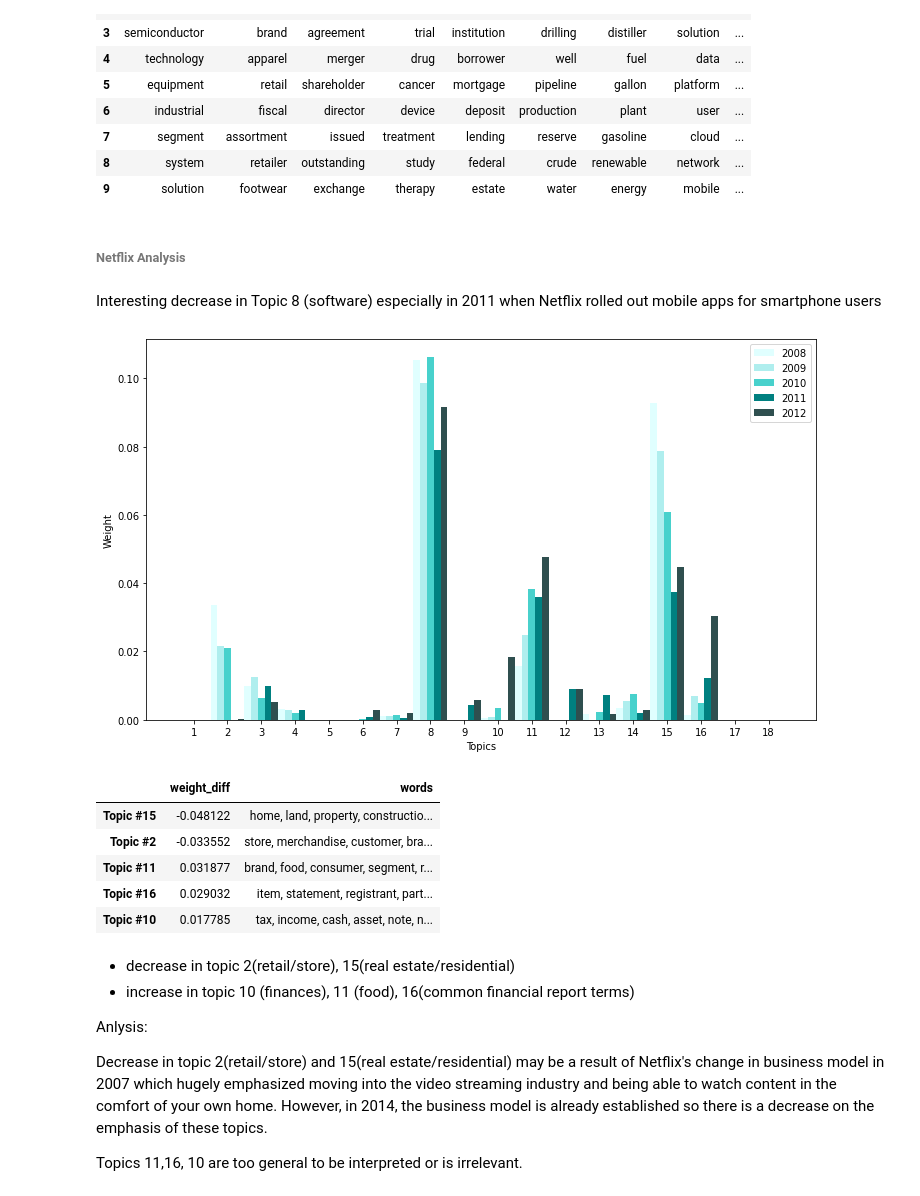
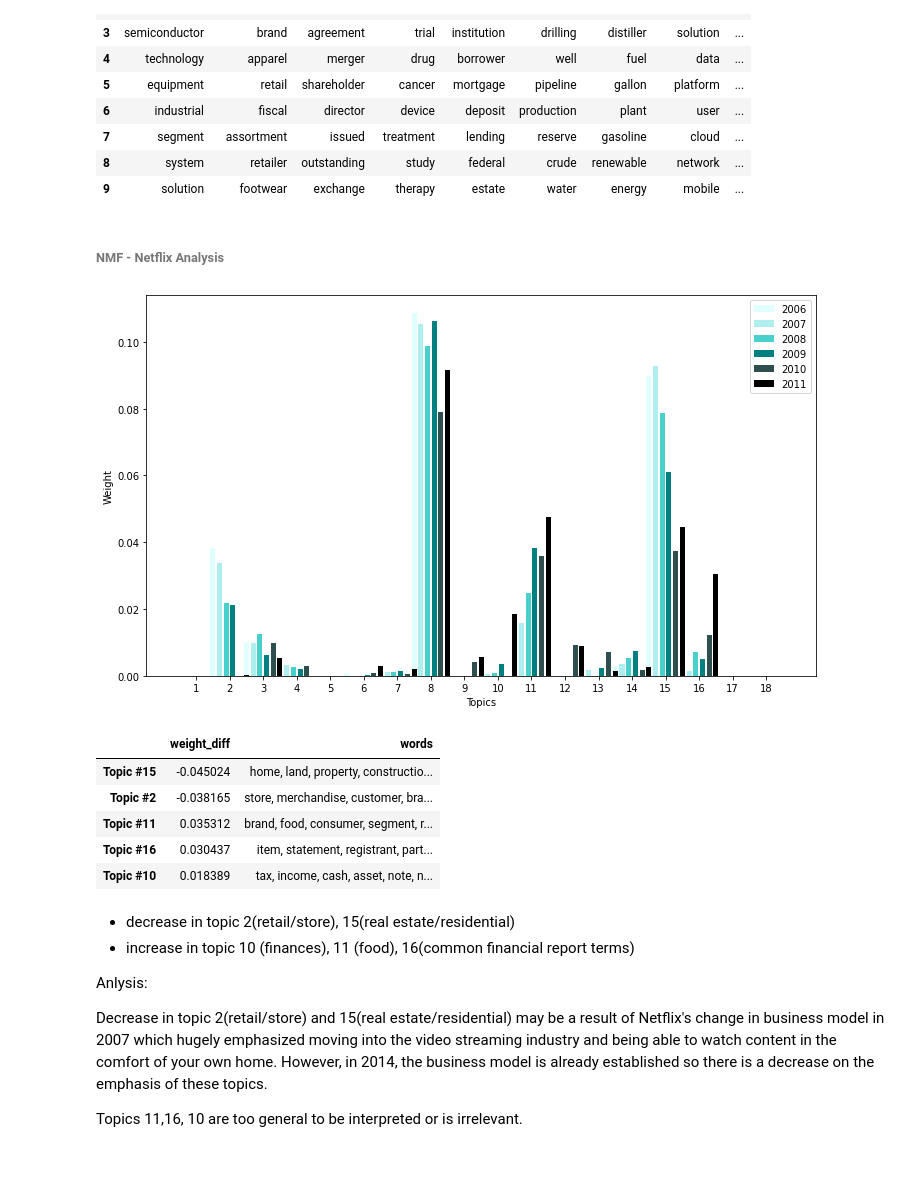
Before and after one commit to richardye101/ubineer_nlp_research, a Jupyter notebook: content/mary/Report_Topic_Modelling.ipynb, the cells around one changed output. Cells and saved outputs as stored; diff of their text form; code cells hidden in the pictures; blank space fills up the shorter version.

```diff
--- a/content/mary/Report_Topic_Modelling.ipynb
+++ b/content/mary/Report_Topic_Modelling.ipynb
@@ -40,7 +31,7 @@ In the history of the business, GE suffered through the financial crisis in 2008
 # %%
 ## Dynamic Topic Modelling with Netflix, GE
 targetComp = pd.read_csv("../data/dynamic_companies.csv")
-netflix = targetComp[targetComp["financialEntity"] == "financialEntities/params;cik=1065280"].sort_values(["filingDate"])
-ge = targetComp[targetComp["financialEntity"] == "financialEntities/params;cik=40545"].sort_values(["filingDate"])
+netflix = targetComp[targetComp["financialEntity"] == "financialEntities/params;cik=1065280"].sort_values(["reportingDate"])
+ge = targetComp[targetComp["financialEntity"] == "financialEntities/params;cik=40545"].sort_values(["reportingDate"])
 # %% [markdown]
 ##### Non-Negative Matrix Factorization
@@ -90,28 +87,25 @@ nmf_topics
 | 8 | system | retailer | outstanding | study | federal | crude | renewable | network | ... |
 | 9 | solution | footwear | exchange | therapy | estate | water | energy | mobile | ... |
 # %% [markdown]
-###### Netflix Analysis
+###### NMF - Netflix Analysis
-# %% [markdown]
-Interesting decrease in Topic 8 (software) especially in 2011 when Netflix rolled out mobile apps for smartphone users
 # %%
 netflix_X = tf_vectorizer.transform(netflix["coDescription"].tolist())
 netflix_top = nmf_model.transform(netflix_X)
-netflix_top_df = pd.DataFrame(netflix_top).set_index(netflix["filingDate"])
-# netflix_top_df.columns = ["Topic #" + str(i) for i in range(1,18+)]1
+netflix_top_df = pd.DataFrame(netflix_top).set_index(netflix["reportingDate"])
 std_func.graph_netflix(18, netflix_top_df)
 # %% [output]
-[figure, old version]
+[figure, new version]
 # %%
 pd.set_option('display.max_colwidth', None)
-#compare 2012 with 2008
+#compare 2011 with 2006
 std_func.get_differences(nmf_topics, netflix_top_df.iloc[-1], netflix_top_df.iloc[0]).iloc[:5]
 # %% [output]
 |  | weight_diff | words |
-| Topic #15 | -0.048122 | home, land, property, constructio... |
-| Topic #2 | -0.033552 | store, merchandise, customer, bra... |
-| Topic #11 | 0.031877 | brand, food, consumer, segment, r... |
-| Topic #16 | 0.029032 | item, statement, registrant, part... |
-| Topic #10 | 0.017785 | tax, income, cash, asset, note, n... |
+| Topic #15 | -0.045024 | home, land, property, constructio... |
+| Topic #2 | -0.038165 | store, merchandise, customer, bra... |
+| Topic #11 | 0.035312 | brand, food, consumer, segment, r... |
+| Topic #16 | 0.030437 | item, statement, registrant, part... |
+| Topic #10 | 0.018389 | tax, income, cash, asset, note, n... |
 # %% [markdown]
 - decrease in topic 2(retail/store), 15(real estate/residential)
 - increase in topic 10 (finances), 11 (food), 16(common financial report terms)
```
Also changed, not shown: parts of 27 cells of this notebook, 3 other files.
